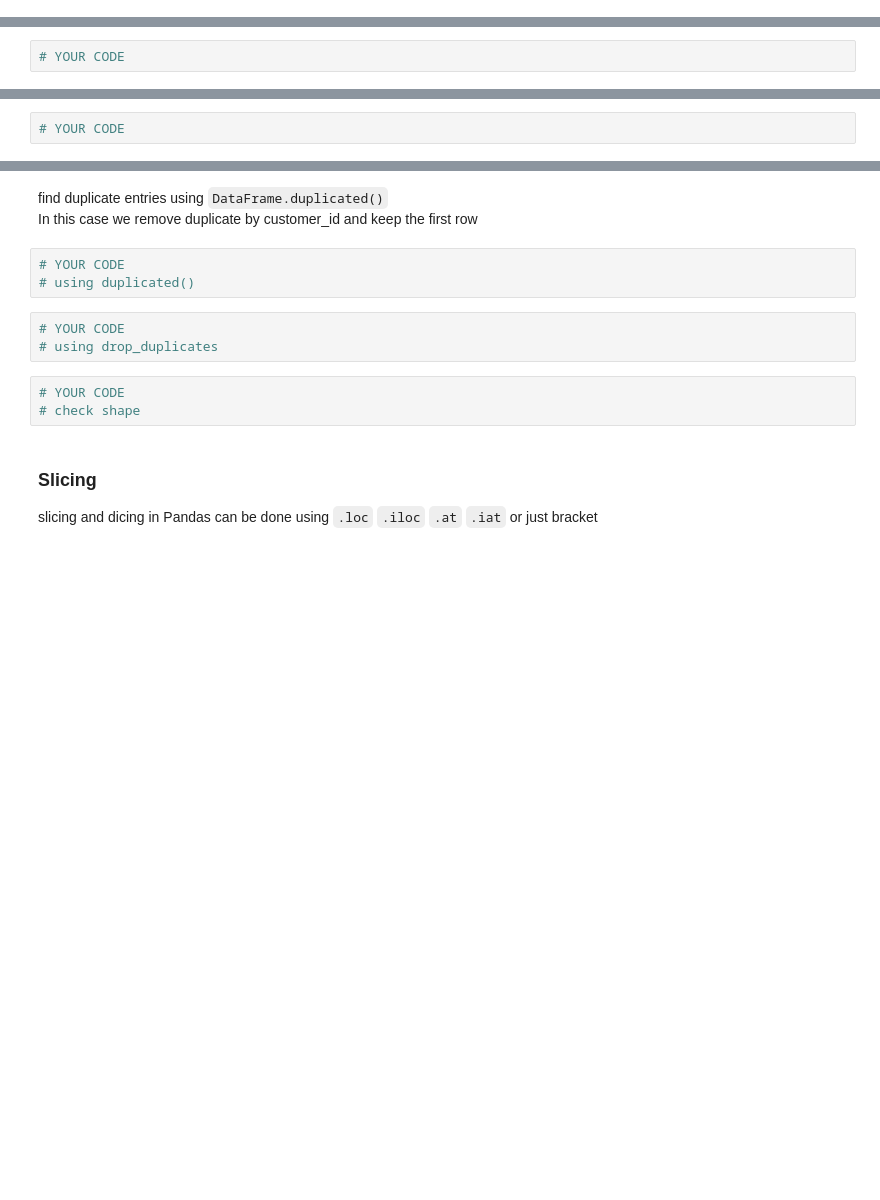
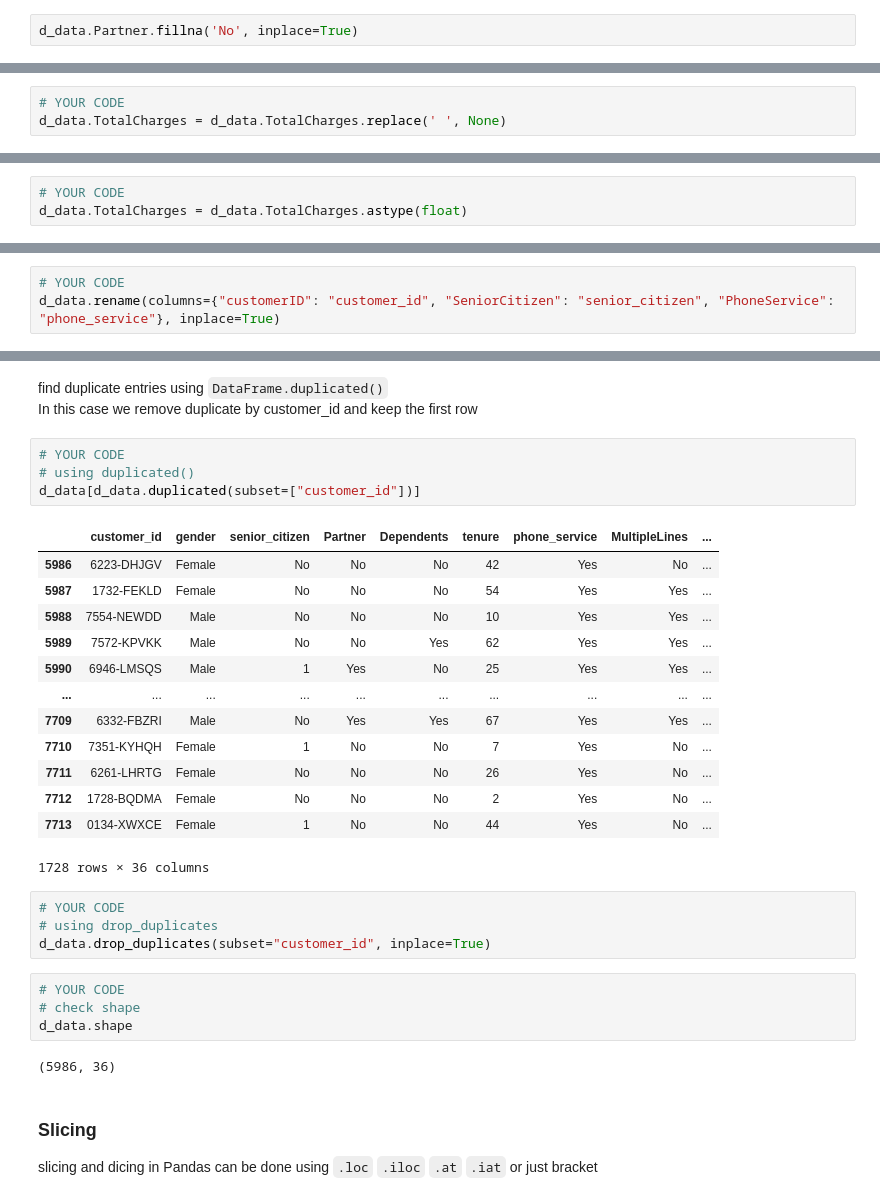
Before and after one commit to andreaschandra/free_data_science_courses, a Jupyter notebook: python_for_data_manipulation/D1_introduction.ipynb, the cells around one changed output, grey strips where cells are left out. Cells and saved outputs as stored; diff of their text form; blank space fills up the shorter version.

```diff
--- a/python_for_data_manipulation/D1_introduction.ipynb
+++ b/python_for_data_manipulation/D1_introduction.ipynb
@@ -129,2 +260,4 @@ by `DataFrame.fillna(value)`
+# %%
+d_data.Partner.fillna('No', inplace=True)
 # %%
 # YOUR CODE
@@ -140,10 +276,12 @@ Let's say we want to change TotalCharges from `str` to `float` \
 Replace white space with `None`
 # %%
 # YOUR CODE
+d_data.TotalCharges = d_data.TotalCharges.replace(' ', None)
 # %% [markdown]
 Change type to float
 # %%
 # YOUR CODE
+d_data.TotalCharges = d_data.TotalCharges.astype(float)
 # %% [markdown]
 Check the type
 # %%
@@ -163,2 +325,5 @@ Rename some columns to this
+# %%
+# YOUR CODE
+d_data.rename(columns={"customerID": "customer_id", "SeniorCitizen": "senior_citizen", "PhoneService": "phone_service"}, inplace=True)
 # %%
 d_data.head()
@@ -170,12 +343,31 @@ In this case we remove duplicate by customer_id and keep the first row
 # %%
 # YOUR CODE
 # using duplicated()
+d_data[d_data.duplicated(subset=["customer_id"])]
+# %% [output]
+|  | customer_id | gender | senior_citizen | Partner | Dependents | tenure | phone_service | MultipleLines | ... |
+| 5986 | 6223-DHJGV | Female | No | No | No | 42 | Yes | No | ... |
+| 5987 | 1732-FEKLD | Female | No | No | No | 54 | Yes | Yes | ... |
+| 5988 | 7554-NEWDD | Male | No | No | No | 10 | Yes | Yes | ... |
+| 5989 | 7572-KPVKK | Male | No | No | Yes | 62 | Yes | Yes | ... |
+| 5990 | 6946-LMSQS | Male | 1 | Yes | No | 25 | Yes | Yes | ... |
+| ... | ... | ... | ... | ... | ... | ... | ... | ... | ... |
+| 7709 | 6332-FBZRI | Male | No | Yes | Yes | 67 | Yes | Yes | ... |
+| 7710 | 7351-KYHQH | Female | 1 | No | No | 7 | Yes | No | ... |
+| 7711 | 6261-LHRTG | Female | No | No | No | 26 | Yes | No | ... |
+| 7712 | 1728-BQDMA | Female | No | No | No | 2 | Yes | No | ... |
+| 7713 | 0134-XWXCE | Female | 1 | No | No | 44 | Yes | No | ... |
+1728 rows × 36 columns
 # %%
 # YOUR CODE
 # using drop_duplicates
+d_data.drop_duplicates(subset="customer_id", inplace=True)
 # %%
 # YOUR CODE
 # check shape
+d_data.shape
+# %% [output]
+(5986, 36)
 # %% [markdown]
 ### Slicing
 
```
Also changed, not shown: parts of 54 cells of this notebook, 6 other files.
